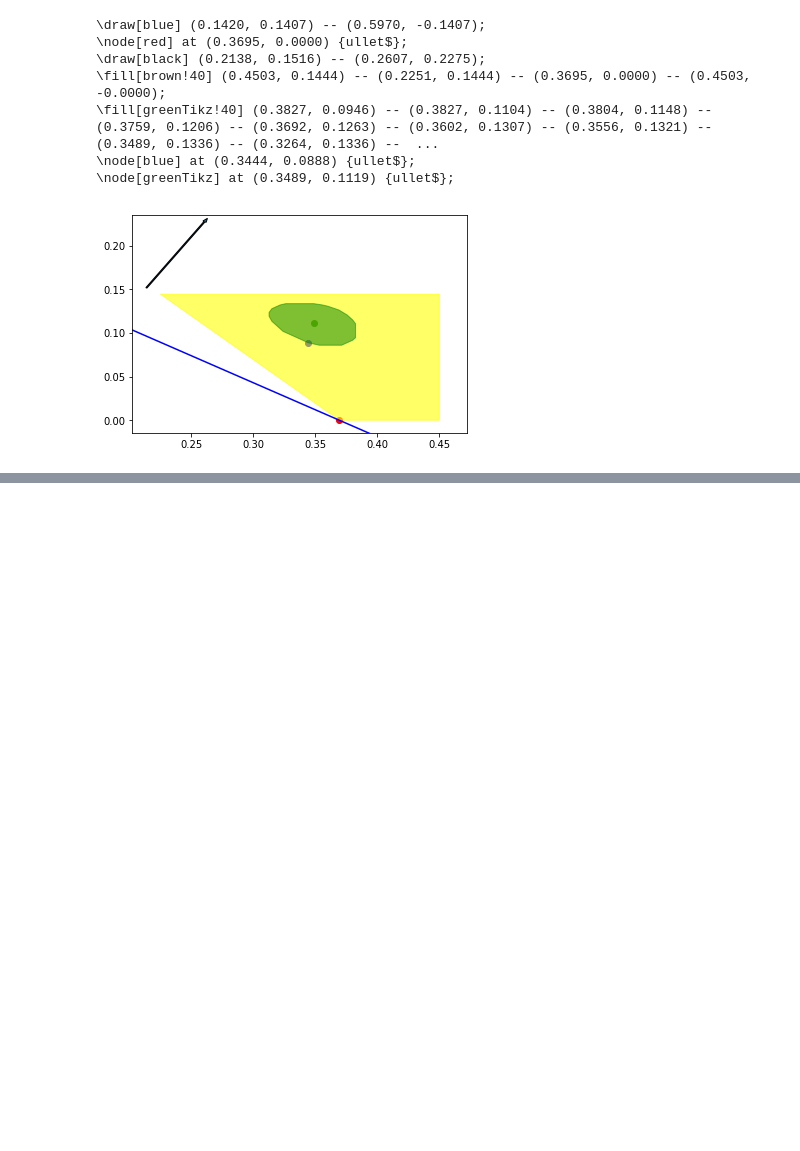
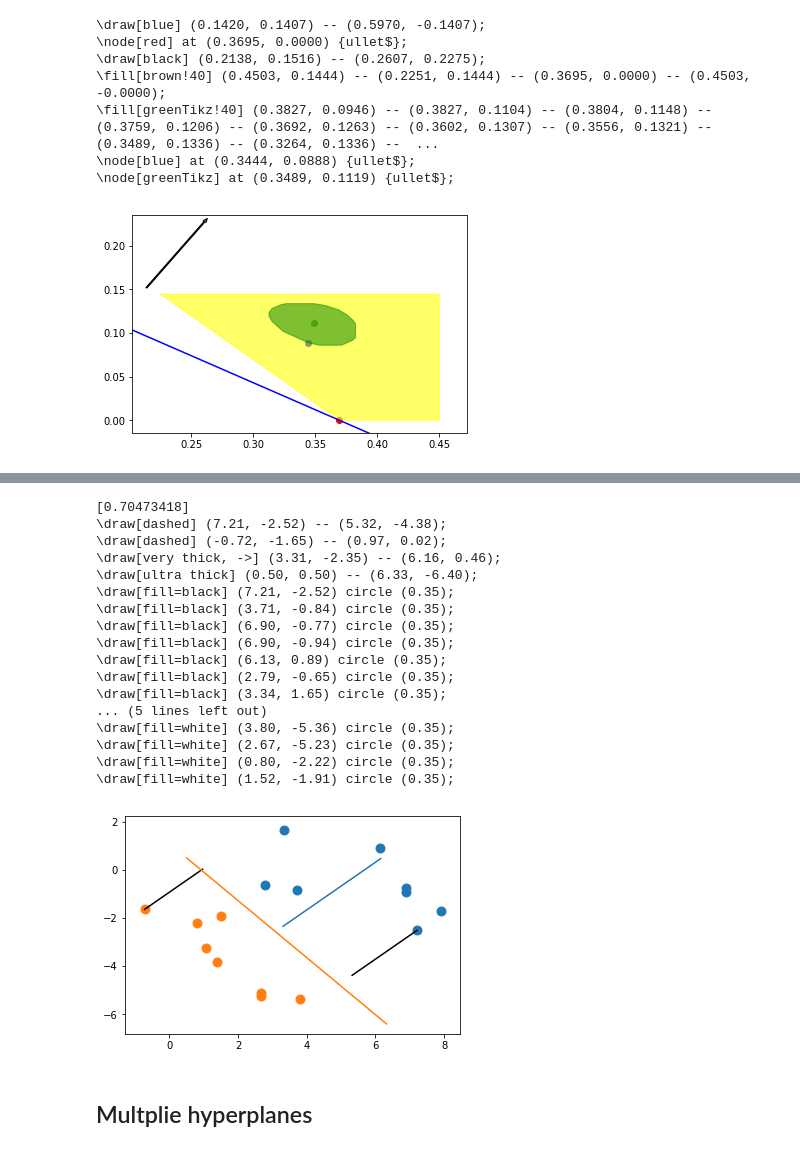
Before and after one commit to Nanored4498/M1IF-ML-cours, a Jupyter notebook: figures.ipynb, the cells around one changed output, grey strips where cells are left out. Saved outputs shown, nothing was run; the diff lists cells and outputs as text; code cells hidden in the pictures; blank space fills up the shorter version.

```diff
--- a/figures.ipynb
+++ b/figures.ipynb
@@ -788,0 +863,53 @@ pl.show()
+# %%
+print(clsf.intercept_)
+b = -clsf.intercept_[0]
+b /= np.linalg.norm(w)
+w = w / np.linalg.norm(w)
+wo = np.array([-w[1], w[0]])
+
+o = b * w
+mid = o + 4 * wo
+arrow = mid - 4 * w
+
+def marge(x):
+    xw = x.dot(w)
+    p = x + (b - xw) * w
+    pl.plot([x[0], p[0]], [x[1], p[1]], color='black')
+    print("\\draw[dashed] (%.2f, %.2f) -- (%.2f, %.2f);" % (x[0], x[1], p[0], p[1]))
+marge(ps[0])
+marge(ps2[1])
+pl.plot([mid[0], arrow[0]], [mid[1], arrow[1]])
+print("\\draw[very thick, ->] (%.2f, %.2f) -- (%.2f, %.2f);" % (mid[0], mid[1], arrow[0], arrow[1]))
+pl.plot([o[0], wo[0]*9], [o[1], wo[1]*9])
+print("\\draw[ultra thick] (%.2f, %.2f) -- (%.2f, %.2f);" % (o[0], o[1], wo[0]*9, wo[1]*9))
+x, y = ps.transpose()
+pl.scatter(x, y, s=80)
+for x, y in ps:
+    print("\\draw[fill=black] (%.2f, %.2f) circle (0.35);" % (x, y))
+x, y = ps2.transpose()
+pl.scatter(x, y, s=80)
+for x, y in ps2:
+    print("\\draw[fill=white] (%.2f, %.2f) circle (0.35);" % (x, y))
+
+pl.show()
+# %% [output]
+[0.70473418]
+\draw[dashed] (7.21, -2.52) -- (5.32, -4.38);
+\draw[dashed] (-0.72, -1.65) -- (0.97, 0.02);
+\draw[very thick, ->] (3.31, -2.35) -- (6.16, 0.46);
+\draw[ultra thick] (0.50, 0.50) -- (6.33, -6.40);
+\draw[fill=black] (7.21, -2.52) circle (0.35);
+\draw[fill=black] (3.71, -0.84) circle (0.35);
+\draw[fill=black] (6.90, -0.77) circle (0.35);
+\draw[fill=black] (6.90, -0.94) circle (0.35);
+\draw[fill=black] (6.13, 0.89) circle (0.35);
+\draw[fill=black] (2.79, -0.65) circle (0.35);
+\draw[fill=black] (3.34, 1.65) circle (0.35);
+... (5 lines left out)
+\draw[fill=white] (3.80, -5.36) circle (0.35);
+\draw[fill=white] (2.67, -5.23) circle (0.35);
+\draw[fill=white] (0.80, -2.22) circle (0.35);
+\draw[fill=white] (1.52, -1.91) circle (0.35);
+[figure, added]
+# %% [markdown]
+## Multplie hyperplanes
```
Also changed, not shown: parts of 4 cells of this notebook, 2 other files.
